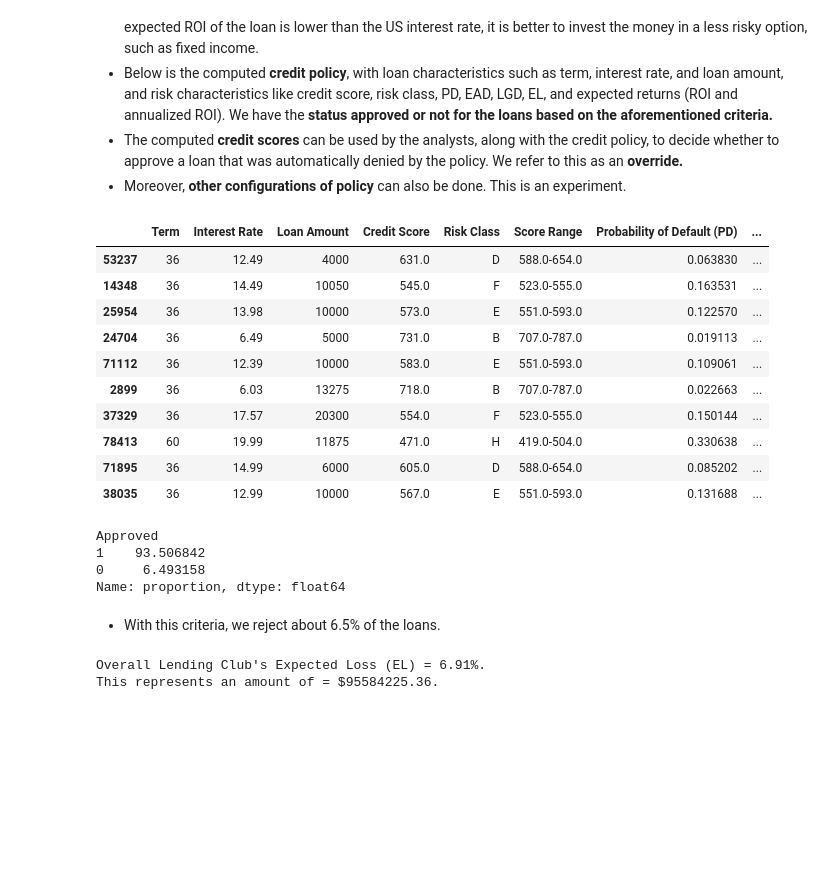
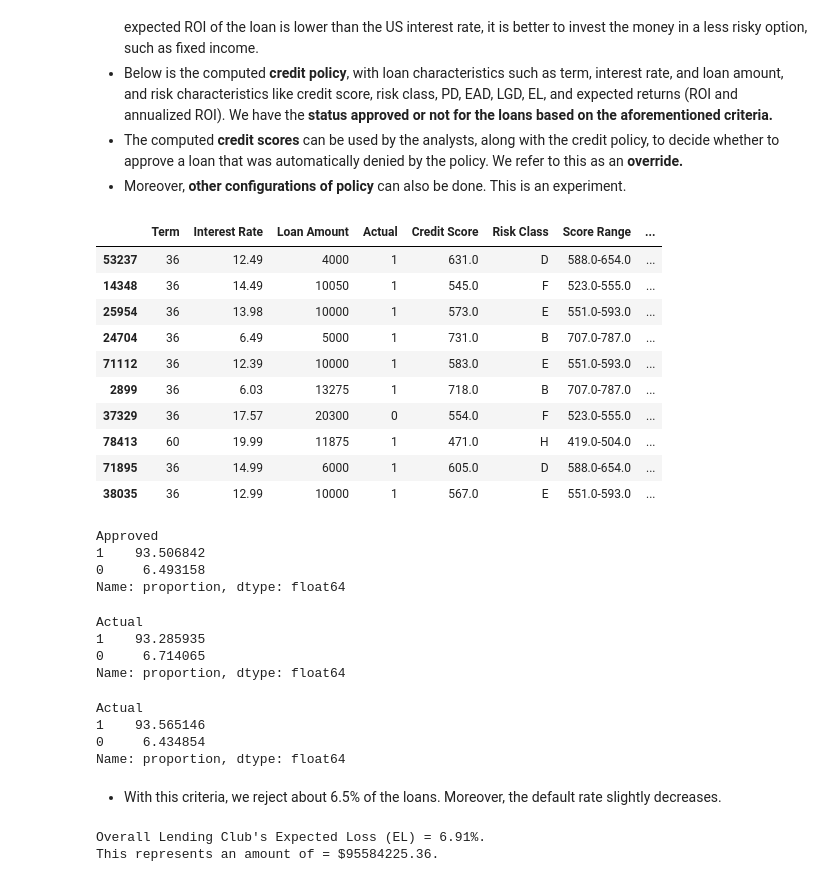
Before and after one commit to allmeidaapedro/Lending-Club-Credit-Scoring, a Jupyter notebook: notebooks/4_lgd_ead_modeling.ipynb, the cells around one changed output. Cells and saved outputs as stored; diff of their text form; code cells hidden in the pictures; blank space fills up the shorter version.

```diff
--- a/notebooks/4_lgd_ead_modeling.ipynb
+++ b/notebooks/4_lgd_ead_modeling.ipynb
@@ -772,24 +772,24 @@ dtype: float64
 - Moreover, **other configurations of policy** can also be done. This is an experiment.
 # %%
 credit_policy_df = compute_credit_policy(test_ead_lgd,
-                                         test_scores[['Score', 'Probability of Default (PD)']],
+                                         test_scores[['Actual', 'Score', 'Probability of Default (PD)']],
                                          ead_final_pred,
                                          lgd_final_pred,
                                          0.01, ['A', 'B'],
                                          ['H'], 2.15)
 credit_policy_df.sample(10, random_state=15)
 # %% [output]
-|  | Term | Interest Rate | Loan Amount | Credit Score | Risk Class | Score Range | Probability of Default (PD) | ... |
-| 53237 | 36 | 12.49 | 4000 | 631.0 | D | 588.0-654.0 | 0.063830 | ... |
-| 14348 | 36 | 14.49 | 10050 | 545.0 | F | 523.0-555.0 | 0.163531 | ... |
-| 25954 | 36 | 13.98 | 10000 | 573.0 | E | 551.0-593.0 | 0.122570 | ... |
-| 24704 | 36 | 6.49 | 5000 | 731.0 | B | 707.0-787.0 | 0.019113 | ... |
-| 71112 | 36 | 12.39 | 10000 | 583.0 | E | 551.0-593.0 | 0.109061 | ... |
-| 2899 | 36 | 6.03 | 13275 | 718.0 | B | 707.0-787.0 | 0.022663 | ... |
-| 37329 | 36 | 17.57 | 20300 | 554.0 | F | 523.0-555.0 | 0.150144 | ... |
-| 78413 | 60 | 19.99 | 11875 | 471.0 | H | 419.0-504.0 | 0.330638 | ... |
-| 71895 | 36 | 14.99 | 6000 | 605.0 | D | 588.0-654.0 | 0.085202 | ... |
-| 38035 | 36 | 12.99 | 10000 | 567.0 | E | 551.0-593.0 | 0.131688 | ... |
+|  | Term | Interest Rate | Loan Amount | Actual | Credit Score | Risk Class | Score Range | ... |
+| 53237 | 36 | 12.49 | 4000 | 1 | 631.0 | D | 588.0-654.0 | ... |
+| 14348 | 36 | 14.49 | 10050 | 1 | 545.0 | F | 523.0-555.0 | ... |
+| 25954 | 36 | 13.98 | 10000 | 1 | 573.0 | E | 551.0-593.0 | ... |
+| 24704 | 36 | 6.49 | 5000 | 1 | 731.0 | B | 707.0-787.0 | ... |
+| 71112 | 36 | 12.39 | 10000 | 1 | 583.0 | E | 551.0-593.0 | ... |
+| 2899 | 36 | 6.03 | 13275 | 1 | 718.0 | B | 707.0-787.0 | ... |
+| 37329 | 36 | 17.57 | 20300 | 0 | 554.0 | F | 523.0-555.0 | ... |
+| 78413 | 60 | 19.99 | 11875 | 1 | 471.0 | H | 419.0-504.0 | ... |
+| 71895 | 36 | 14.99 | 6000 | 1 | 605.0 | D | 588.0-654.0 | ... |
+| 38035 | 36 | 12.99 | 10000 | 1 | 567.0 | E | 551.0-593.0 | ... |
 # %%
 credit_policy_df.Approved.value_counts(normalize=True)*100
 # %% [output]
@@ -797,8 +797,22 @@ Approved
 1    93.506842
 0     6.493158
 Name: proportion, dtype: float64
+# %%
+credit_policy_df.Actual.value_counts(normalize=True) * 100
+# %% [output]
+Actual
+1    93.285935
+0     6.714065
+Name: proportion, dtype: float64
+# %%
+credit_policy_df.loc[credit_policy_df['Approved'] == 1, 'Actual'].value_counts(normalize=True) * 100
+# %% [output]
+Actual
+1    93.565146
+0     6.434854
+Name: proportion, dtype: float64
 # %% [markdown]
-- With this criteria, we reject about 6.5% of the loans.
+- With this criteria, we reject about 6.5% of the loans. Moreover, the default rate slightly decreases.
 # %%
 total_EL = round(credit_policy_df['Expected Loss (EL)'].sum() / credit_policy_df['Loan Amount'].sum() * 100, 2)
 amnt_EL = round(credit_policy_df['Expected Loss (EL)'].sum(), 2)
```
Also changed, not shown: 2 other files.
